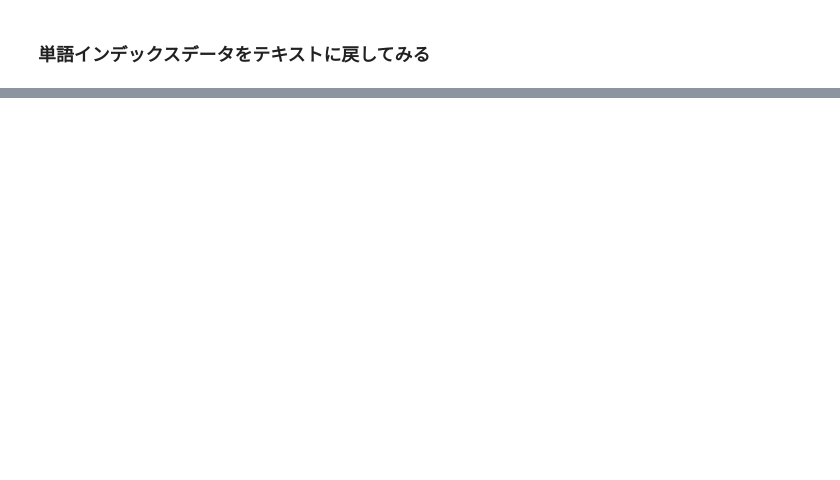
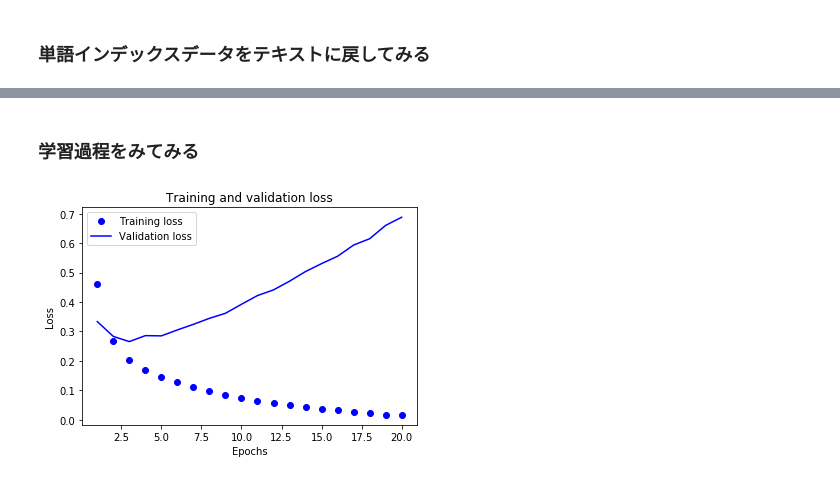
Before and after one commit to m-hironori/learing-keras, a Jupyter notebook: 2_2値分類(IMDbレビュー).ipynb, the cells around one changed output, grey strips where cells are left out. Cells and saved outputs as stored; diff of their text form; code cells hidden in the pictures; blank space fills up the shorter version.

```diff
--- a/2_2値分類(IMDbレビュー).ipynb
+++ b/2_2値分類(IMDbレビュー).ipynb
@@ -160,0 +258,8 @@ decoded_review
+# %%
+from keras import optimizers
+from keras import losses
+from keras import metrics
+
+model.compile(optimizer=optimizers.RMSprop(lr=0.001),
+              loss=losses.binary_crossentropy,
+              metrics=[metrics.binary_accuracy])
@@ -160,0 +280,10 @@ decoded_review
+# %%
+# validationにも使うため、訓練データをランダムに並べ替える
+np.random.seed(seed=0)
+indices = np.arange(x_train.shape[0])
+np.random.shuffle(indices)
+x_train = x_train[indices]
+y_train = y_train[indices]
+
+# fitメソッドを呼んで訓練
+history = model.fit(x_train, y_train, epochs=20, batch_size=512, validation_split=0.1)
@@ -160,0 +308,24 @@ decoded_review
+# %% [markdown]
+### 学習過程をみてみる
+# %%
+plt.clf()   # clear figure
+
+acc = history.history['binary_accuracy']
+val_acc = history.history['val_binary_accuracy']
+loss = history.history['loss']
+val_loss = history.history['val_loss']
+
+epochs = range(1, len(acc) + 1)
+
+# "bo" is for "blue dot"
+plt.plot(epochs, loss, 'bo', label='Training loss')
+# b is for "solid blue line"
+plt.plot(epochs, val_loss, 'b', label='Validation loss')
+plt.title('Training and validation loss')
+plt.xlabel('Epochs')
+plt.ylabel('Loss')
+plt.legend()
+
+plt.show()
+# %% [output]
+[figure, added]
```
Also changed, not shown: parts of 28 cells of this notebook.
